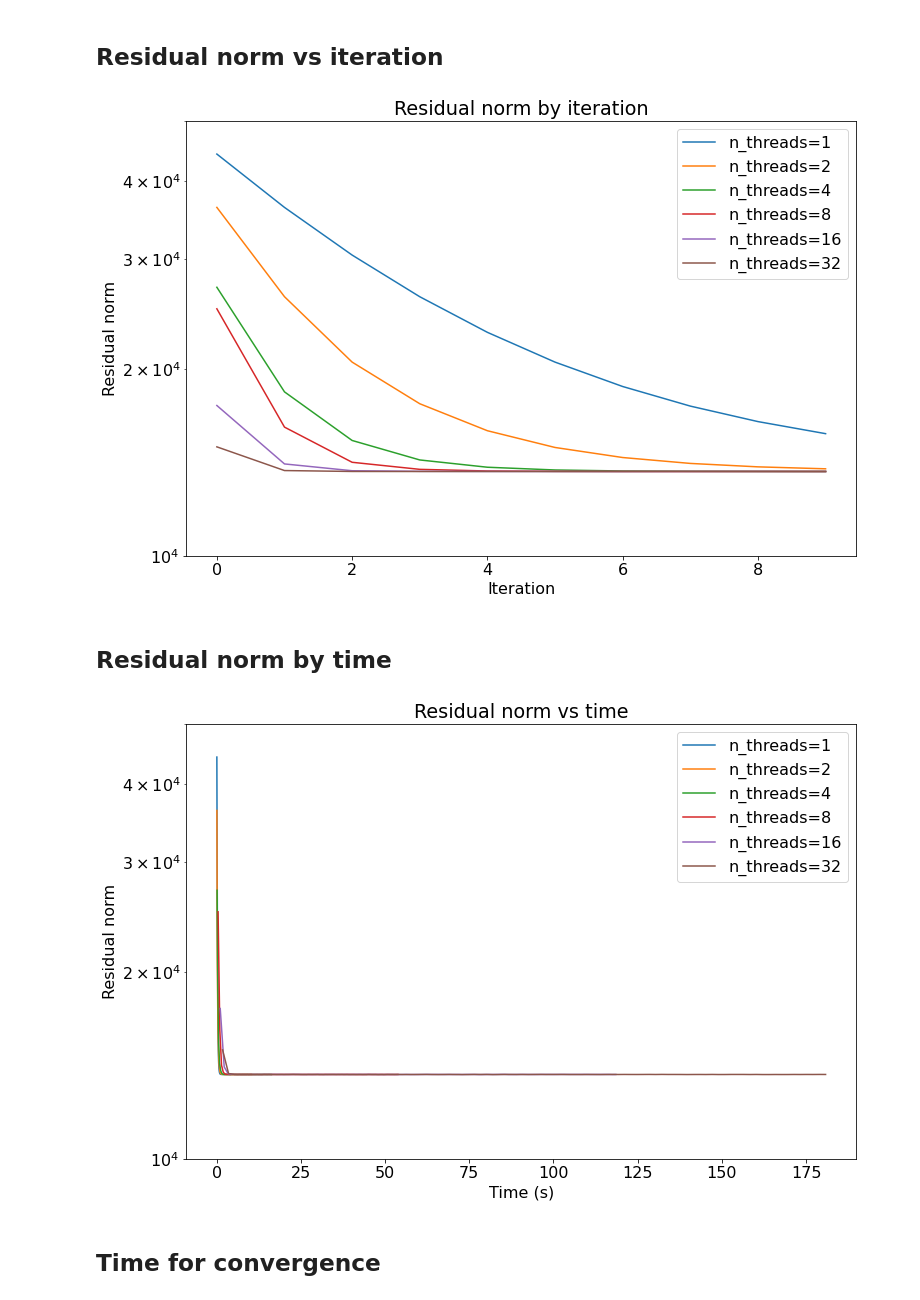
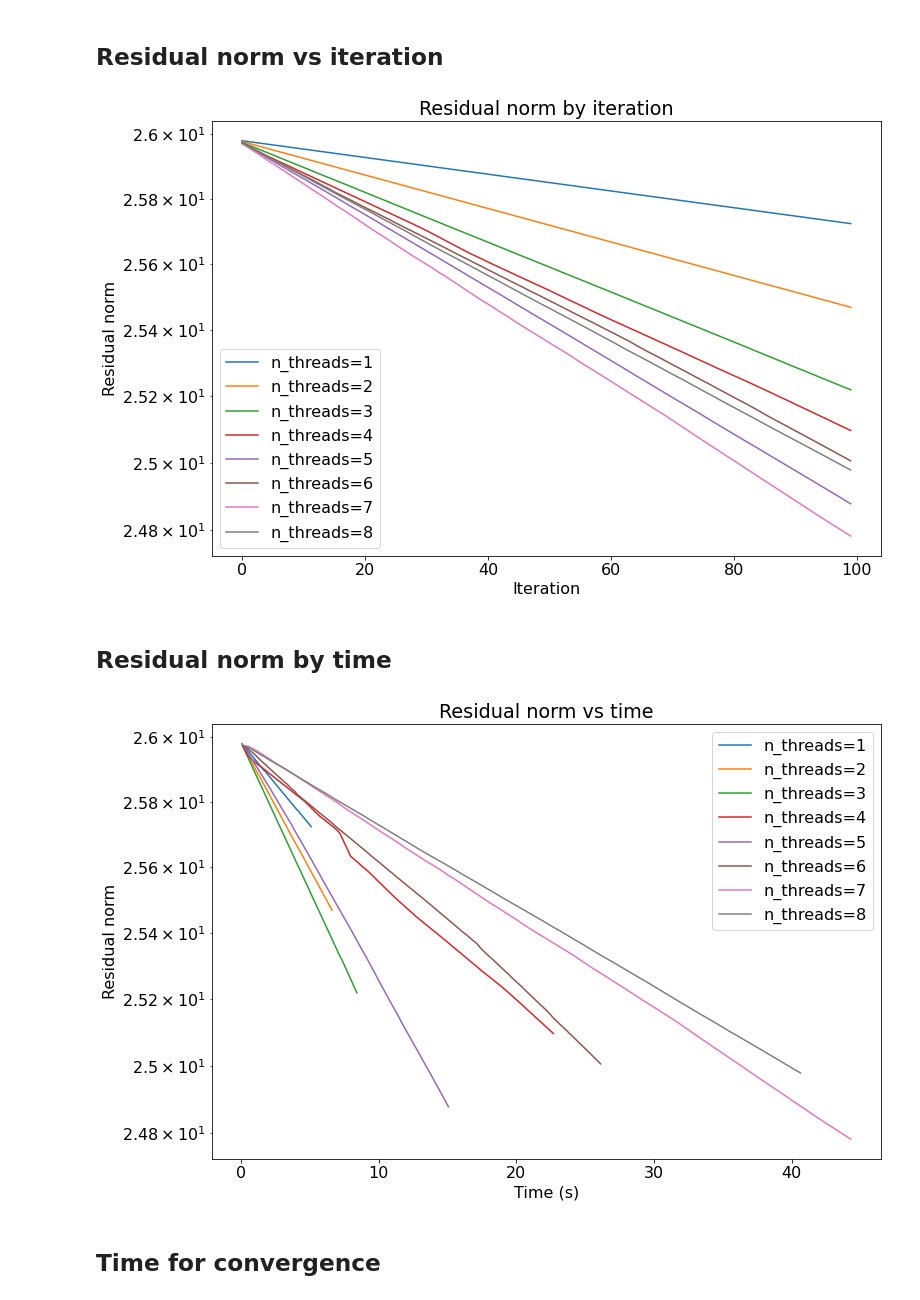
Before and after one commit to brandomagnani/HPC-Final-Project, a Jupyter notebook: analysis.ipynb, the cells around one changed output. Saved outputs shown, nothing was run; the diff lists cells and outputs as text; code cells hidden in the pictures.

```diff
--- a/analysis.ipynb
+++ b/analysis.ipynb
@@ -10,10 +10,10 @@ Read sgd datasets
 # %%
 n_threads = 8
 thread_counts = np.arange(1, n_threads+1)
-thread_counts = 2**np.arange(6, dtype=int)
+# thread_counts = 2**np.arange(6, dtype=int)
 
 dfs = {
-    '{}_threads'.format(i) : pd.read_csv(path + '/output/{}_threads_sgd.csv'.format(i))
+    '{}_threads'.format(i) : pd.read_csv(path + 'output/{}_threads_sgd.csv'.format(i))
     for i in thread_counts
 }
 # %% [markdown]
@@ -21,21 +21,20 @@ dfs = {
 # %%
 fig, ax = plt.subplots(figsize=(12,8))
 
 for i in thread_counts:
     df = dfs['{}_threads'.format(i)]
 
-    ax.semilogy(df['residual_norm'][:10], label='n_threads={}'.format(i))
+    ax.semilogy(df['residual_norm'], label='n_threads={}'.format(i))
 
 ax.set(
     xlabel='Iteration',
     ylabel='Residual norm',
     title='Residual norm by iteration',
-    ylim=(1e4,5e4)
 )
 
 ax.legend();
 # %% [output]
-[figure, old version]
+[figure, new version]
 # %% [markdown]
 ## Residual norm by time
 # %%
@@ -52,13 +51,12 @@ ax.set(
     xlabel='Time (s)',
     ylabel='Residual norm',
     title='Residual norm vs time',
-    ylim=(1e4,5e4)
 )
 
 
 ax.legend();
 # %% [output]
-[figure, old version]
+[figure, new version]
 # %% [markdown]
 ## Time for convergence
 # %%
```
Also changed, not shown: parts of 1 cell of this notebook, 38 other files.
